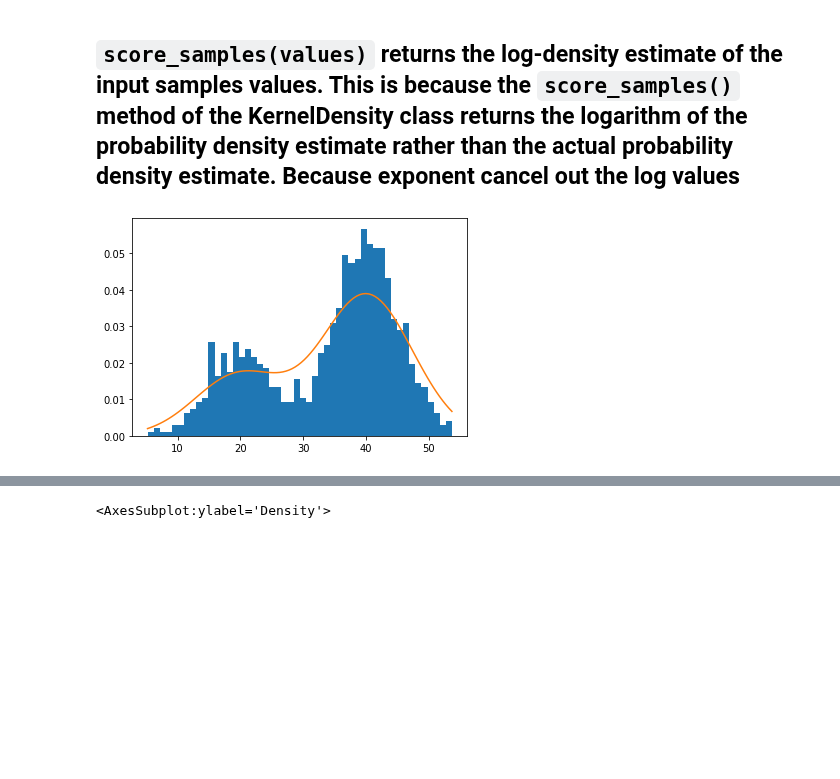
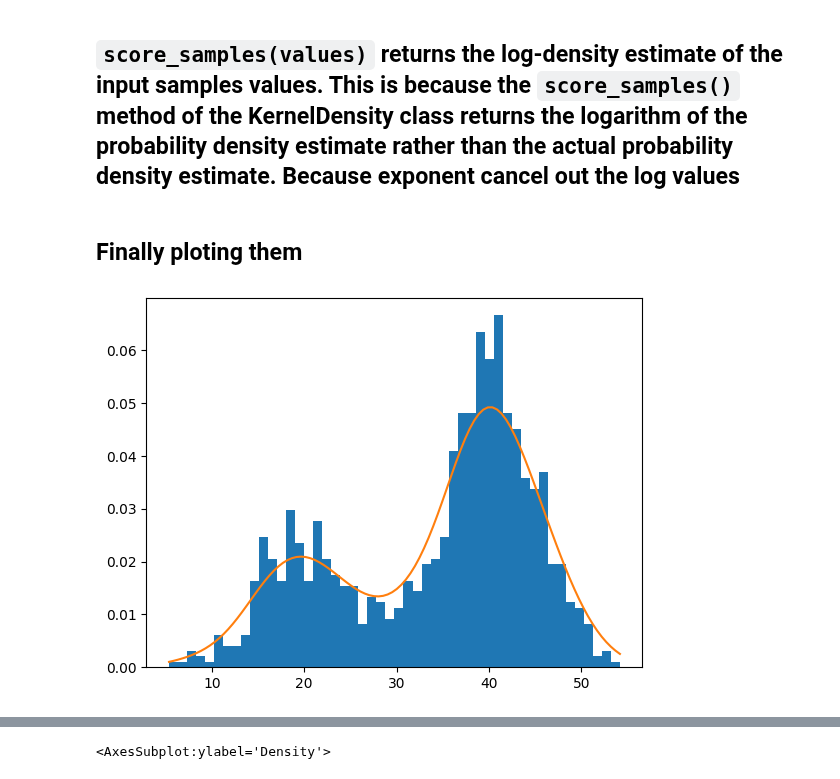
Before and after one commit to sourabhms66/statistics, a Jupyter notebook: session_40.ipynb, the cells around one changed output, grey strips where cells are left out. Saved outputs shown, nothing was run; the diff lists cells and outputs as text; code cells hidden in the pictures; blank space fills up the shorter version.

```diff
--- a/session_40.ipynb
+++ b/session_40.ipynb
@@ -407,9 +407,11 @@ values = values.reshape((len(values), 1))
 # %%
 probability_densities = model.score_samples(values)
 probability_densities = np.exp(probability_densities)
+# %% [markdown]
+## Finally ploting them
 # %%
 plt.hist(sample, bins=50, density=True)
-plt.plot(values[:], probabilities)
+plt.plot(values[:], probability_densities)
 plt.show()
 # %% [output]
-[figure, old version]
+[figure, new version]
```
Also changed, not shown: parts of 4 cells of this notebook.
